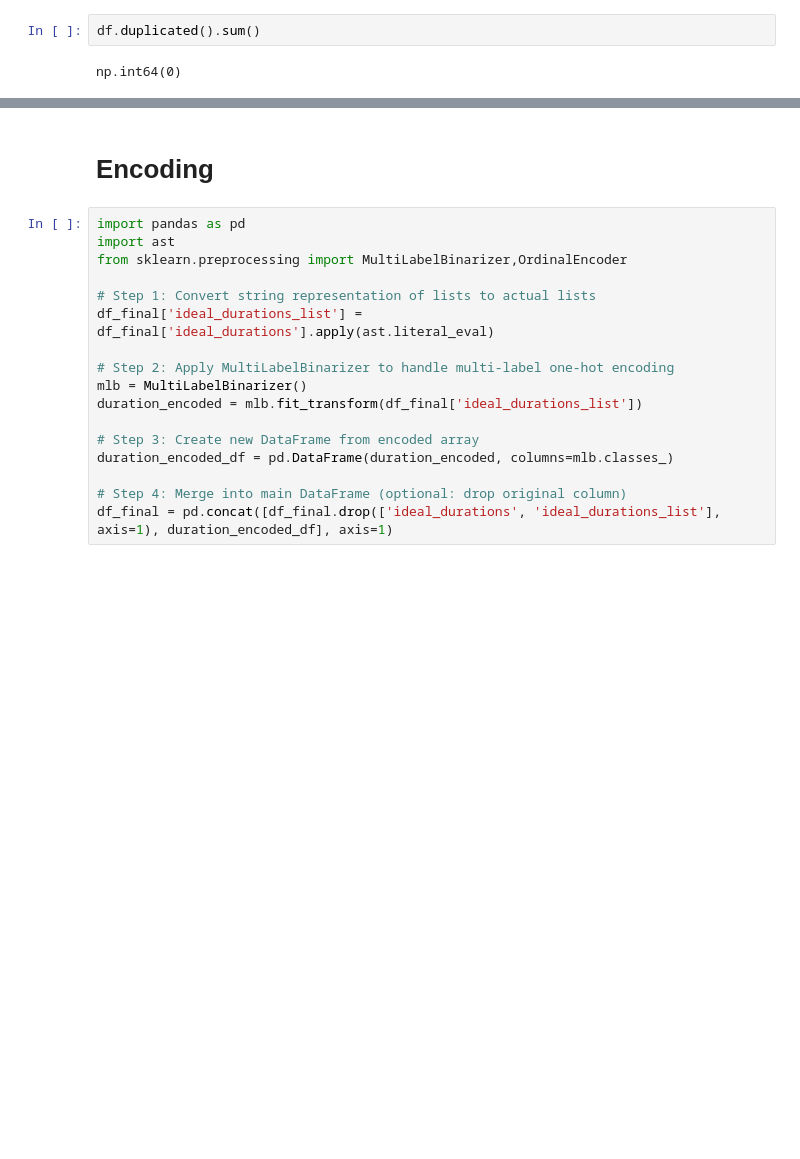
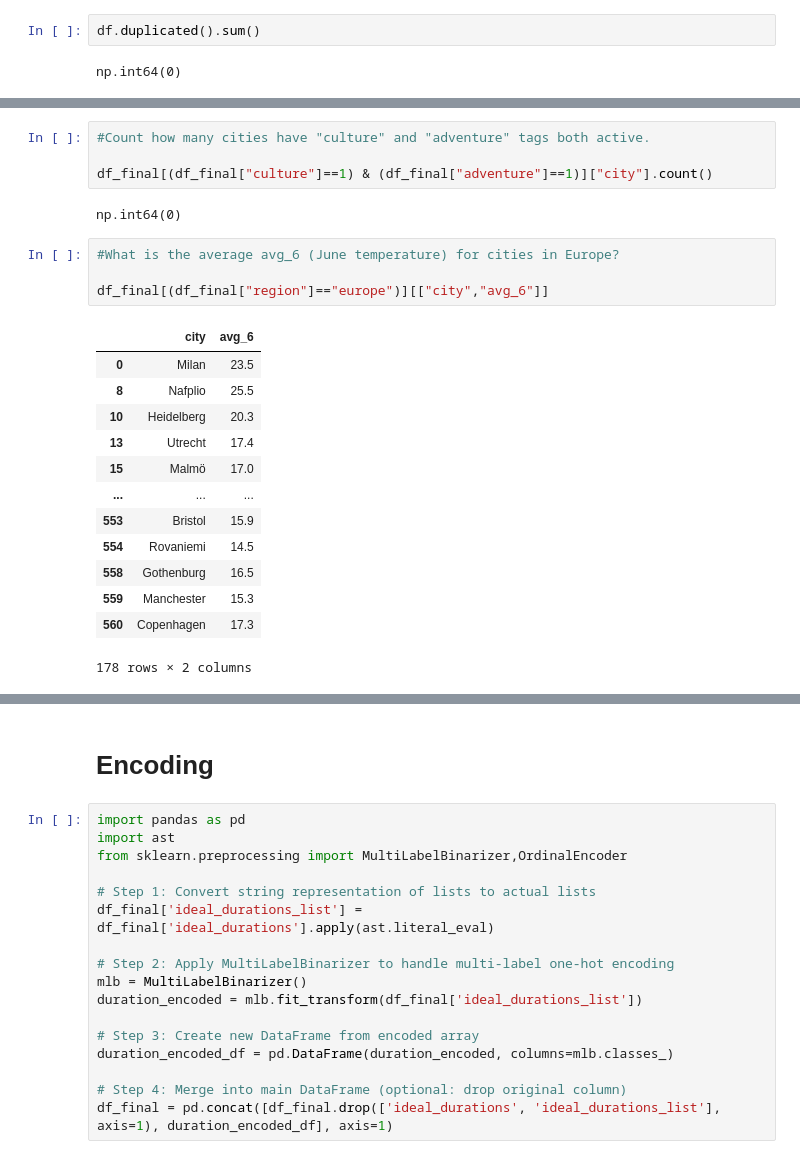
Before and after one commit to MounicaSrinivasan163/Worldwide-Travel-cities-dataset, a Jupyter notebook: Worldwide_Travel_cities_dataset.ipynb, the cells around one changed output, grey strips where cells are left out. Saved outputs shown, nothing was run; the diff lists cells and outputs as text; blank space fills up the shorter version.

```diff
--- a/Worldwide_Travel_cities_dataset.ipynb
+++ b/Worldwide_Travel_cities_dataset.ipynb
@@ -190,0 +209,24 @@ df_final
+# %%
+#Count how many cities have "culture" and "adventure" tags both active.
+
+df_final[(df_final["culture"]==1) & (df_final["adventure"]==1)]["city"].count()
+# %% [output]
+np.int64(0)
+# %%
+#What is the average avg_6 (June temperature) for cities in Europe?
+
+df_final[(df_final["region"]=="europe")][["city","avg_6"]]
+# %% [output]
+|  | city | avg_6 |
+| 0 | Milan | 23.5 |
+| 8 | Nafplio | 25.5 |
+| 10 | Heidelberg | 20.3 |
+| 13 | Utrecht | 17.4 |
+| 15 | Malmö | 17.0 |
+| ... | ... | ... |
+| 553 | Bristol | 15.9 |
+| 554 | Rovaniemi | 14.5 |
+| 558 | Gothenburg | 16.5 |
+| 559 | Manchester | 15.3 |
+| 560 | Copenhagen | 17.3 |
+178 rows × 2 columns
```
Also changed, not shown: parts of 17 cells of this notebook.
